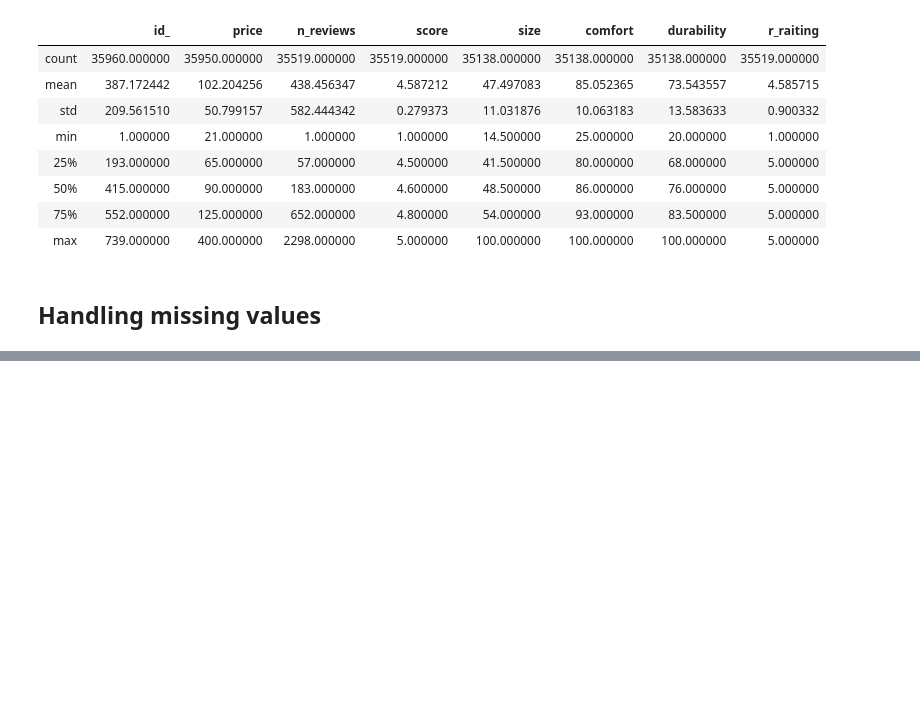
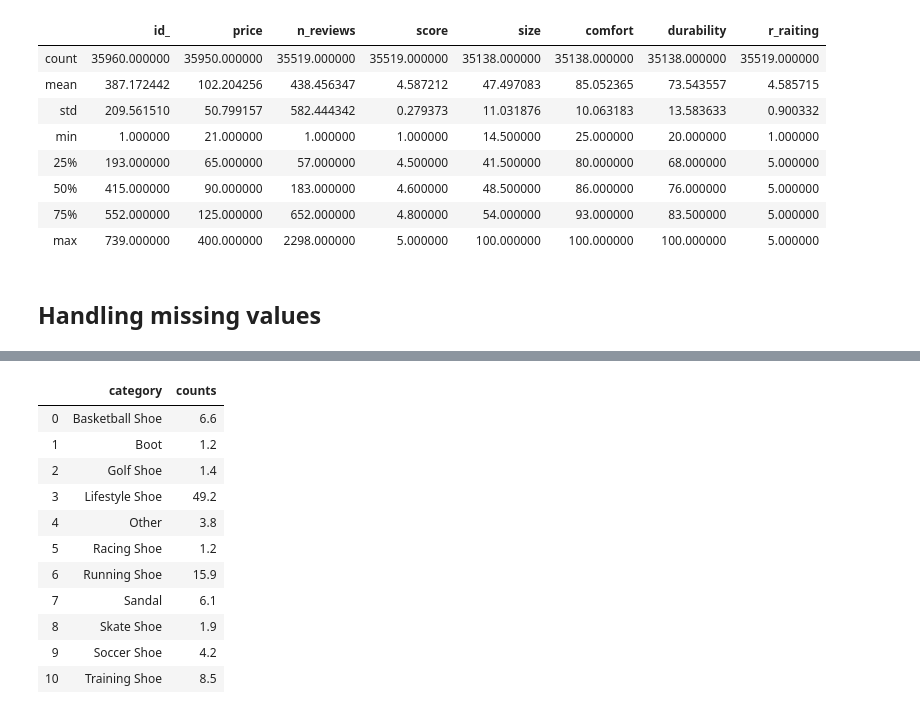
Before and after one commit to DanEllen/Nike-Shoes-Web-Scrape-and-Analysis, a Jupyter notebook: Data Analysis.ipynb, the cells around one changed output, grey strips where cells are left out. Saved outputs shown, nothing was run; the diff lists cells and outputs as text; code cells hidden in the pictures; blank space fills up the shorter version.

```diff
--- a/Data Analysis.ipynb
+++ b/Data Analysis.ipynb
@@ -107,0 +233,19 @@ df = df[df['title'].notna()]
+# %%
+df1 = df.groupby('category').size().reset_index(name='counts')
+df1['counts'] = (100. * df1['counts'] / df1['counts'].sum()).round(1)
+df1['category'] = np.where(df1.counts < 1,'Other', df1.category)
+df1 = df1.groupby('category').sum().reset_index()
+df1
+# %% [output]
+|  | category | counts |
+| 0 | Basketball Shoe | 6.6 |
+| 1 | Boot | 1.2 |
+| 2 | Golf Shoe | 1.4 |
+| 3 | Lifestyle Shoe | 49.2 |
+| 4 | Other | 3.8 |
+| 5 | Racing Shoe | 1.2 |
+| 6 | Running Shoe | 15.9 |
+| 7 | Sandal | 6.1 |
+| 8 | Skate Shoe | 1.9 |
+| 9 | Soccer Shoe | 4.2 |
+| 10 | Training Shoe | 8.5 |
```
Also changed, not shown: parts of 12 cells of this notebook, 1 other file.
